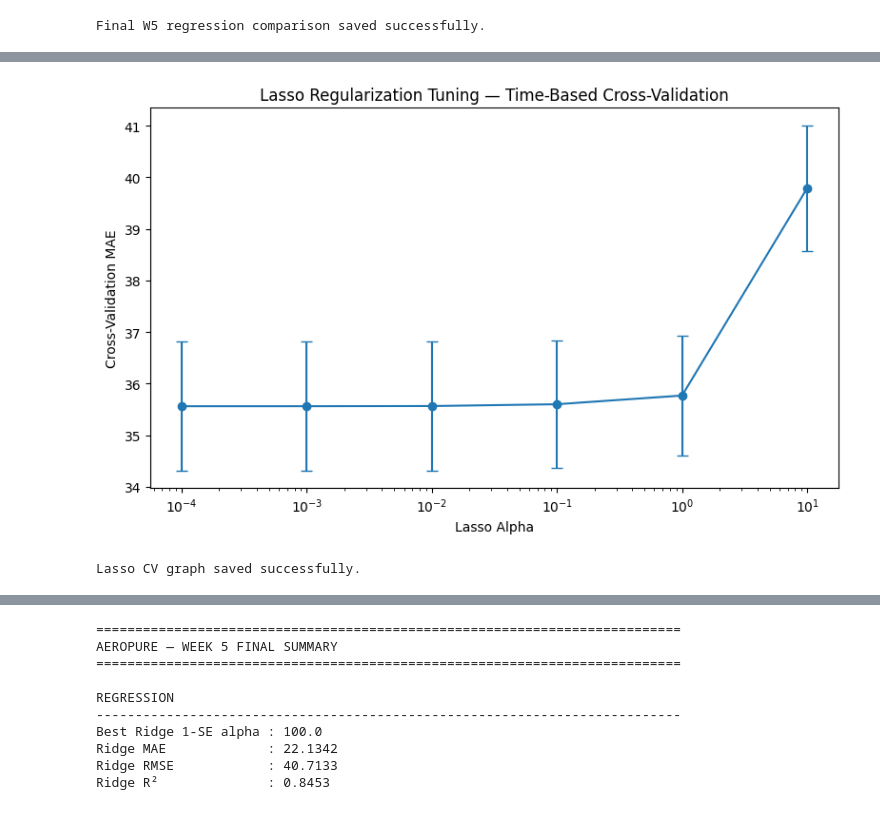
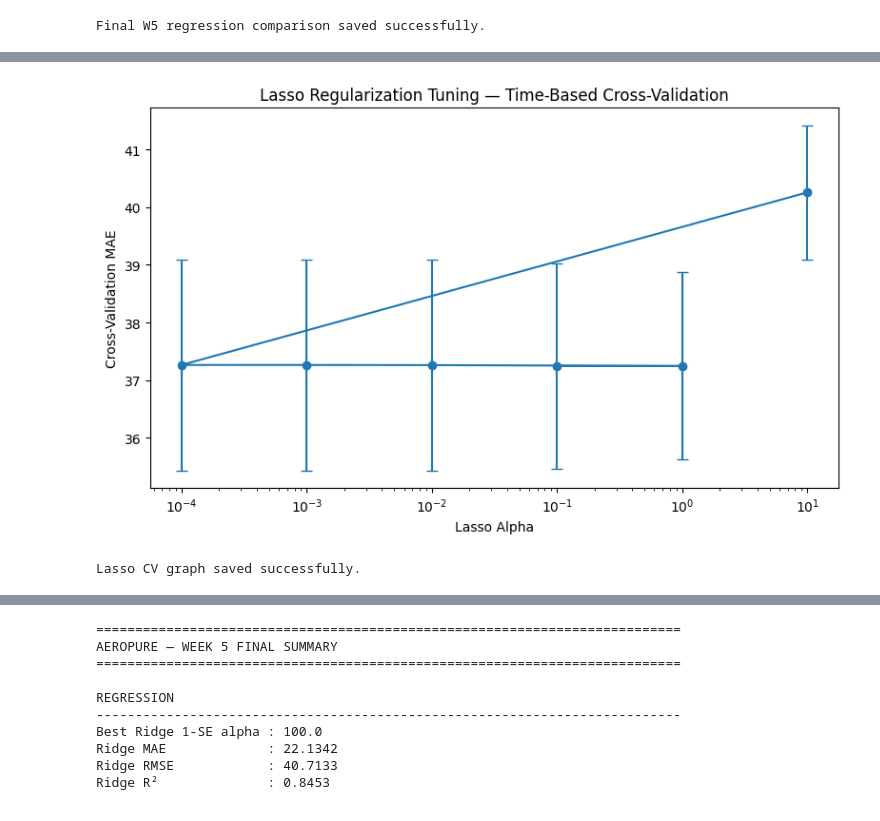
Before and after one commit to janakisrihitha-2304/AEROPURE-, a Jupyter notebook: W4&W5.ipynb, the cells around one changed output, grey strips where cells are left out. Cells and saved outputs as stored; diff of their text form; code cells hidden in the pictures.

```diff
--- a/W4&W5.ipynb
+++ b/W4&W5.ipynb
@@ -3024,36 +3609,36 @@ Ridge CV graph saved successfully.
 
 plt.figure(figsize=(8, 5))
 
 plt.errorbar(
     lasso_cv_results["Alpha"],
-    lasso_cv_results["Mean_MAE"],
-    yerr=lasso_cv_results["SE_MAE"],
+    lasso_cv_results["Mean_CV_MAE"],
+    yerr=lasso_cv_results["SE"],
     marker="o",
     capsize=4
 )
 
 plt.xscale("log")
 
 plt.xlabel("Lasso Alpha")
 plt.ylabel("Cross-Validation MAE")
 
 plt.title(
     "Lasso Regularization Tuning — Time-Based Cross-Validation"
 )
 
 plt.tight_layout()
 
 plt.savefig(
     "../graphs/w5_lasso_cv_tuning.png",
     dpi=300,
     bbox_inches="tight"
 )
 
 plt.show()
 
 print("Lasso CV graph saved successfully.")
 # %% [output]
-[figure, old version]
+[figure, new version]
 Lasso CV graph saved successfully.
 # %%
 # ============================================================
```
Also changed, not shown: parts of 18 cells of this notebook, 41 other files.
